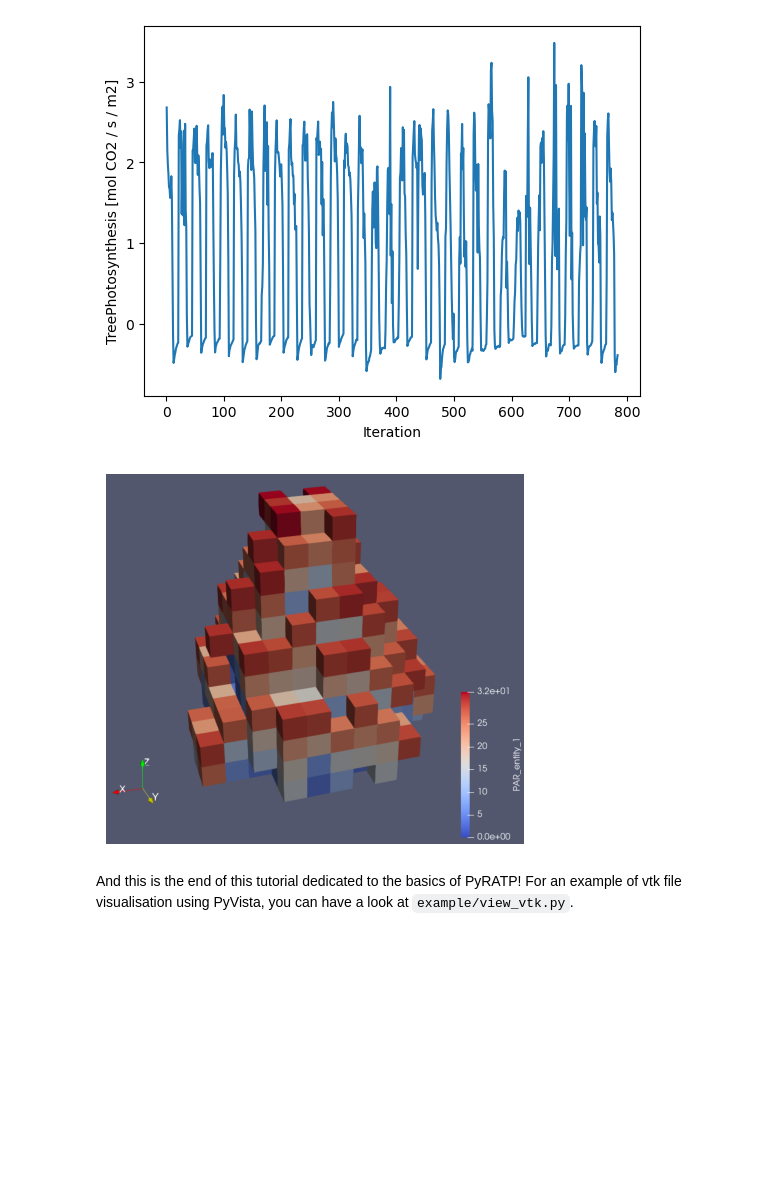
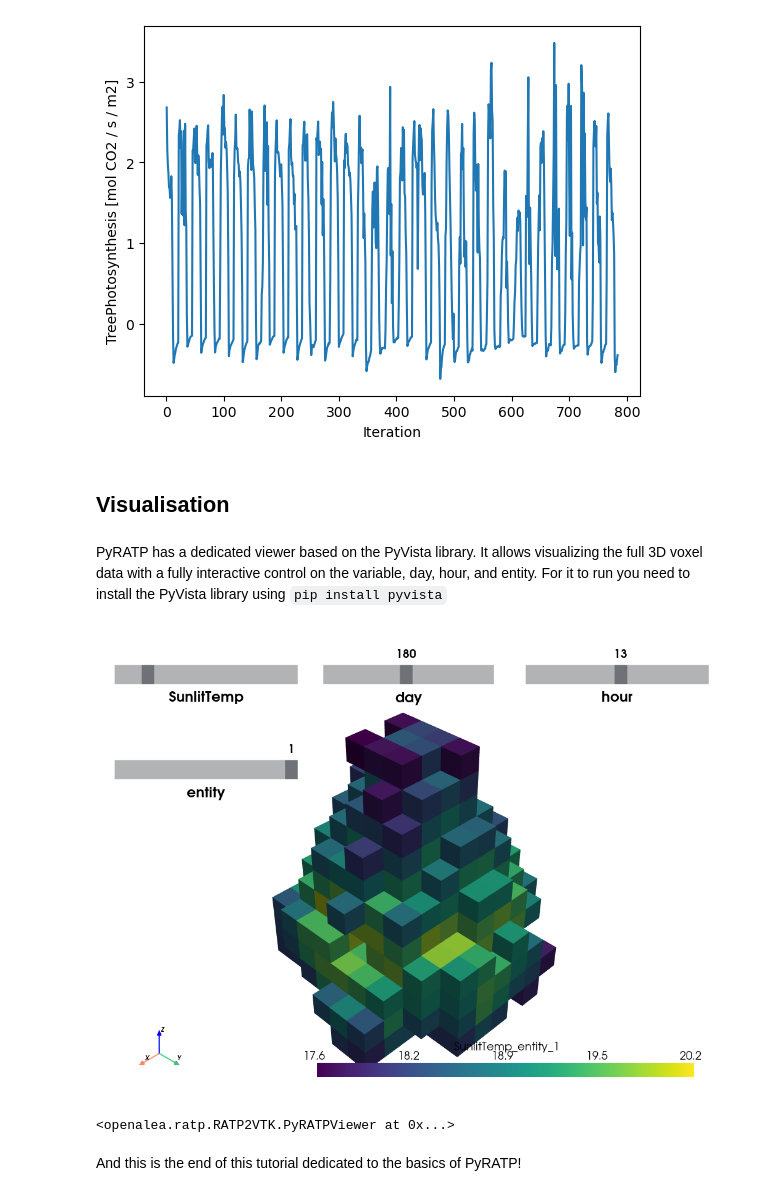
Before and after one commit to openalea/PyRATP, a Jupyter notebook: example/basics_of_PyRATP.ipynb, the cells around one changed output. Drawn from its saved outputs; the diff is of its cells as text; code cells hidden in the pictures; blank space fills up the shorter version.

Commit message:
updated notebook with PyRATP viewer

````diff
--- a/example/basics_of_PyRATP.ipynb
+++ b/example/basics_of_PyRATP.ipynb
@@ -306,4 +313,13 @@ plt.ylabel(y_label)
 # %% [output]
 Text(0, 0.5, 'TreePhotosynthesis [mol CO2 / s / m2]')
 [figure]
+# %% [markdown]
+## Visualisation
+# %% [markdown]
+PyRATP has a dedicated viewer based on the PyVista library. It allows visualizing the full 3D voxel data with a fully interactive control on the variable, day, hour, and entity. For it to run you need to install the PyVista library using ```pip install pyvista```
+# %%
+PyRATPViewer(g, dfvox) # no interactivity in notebooks!
+# %% [output]
+[figure, added]
+<openalea.ratp.RATP2VTK.PyRATPViewer at 0x...>
 # %%
@@ -332,17 +338,2 @@ RATPVOXELS2VTK(g, extracted_array_transposed,ColToExtract,outputname)
-# %%
-# here is a snapshot of a vtk file visualisation using paraview
-snap = os.path.join(datafolder,'Screenshot_paraview.png')
-
-import matplotlib.image as mpimg
-
-# Load the image
-img = mpimg.imread(snap)
-
-# Display the image
-plt.imshow(img)
-plt.axis('off')  # Hide axes
-plt.show()
-# %% [output]
-[figure, removed]
 # %% [markdown]
-And this is the end of this tutorial dedicated to the basics of PyRATP! For an example of vtk file visualisation using PyVista, you can have a look at ```example/view_vtk.py```.
+And this is the end of this tutorial dedicated to the basics of PyRATP!
````
Also changed, not shown: parts of 6 cells of this notebook, 1 other file.
